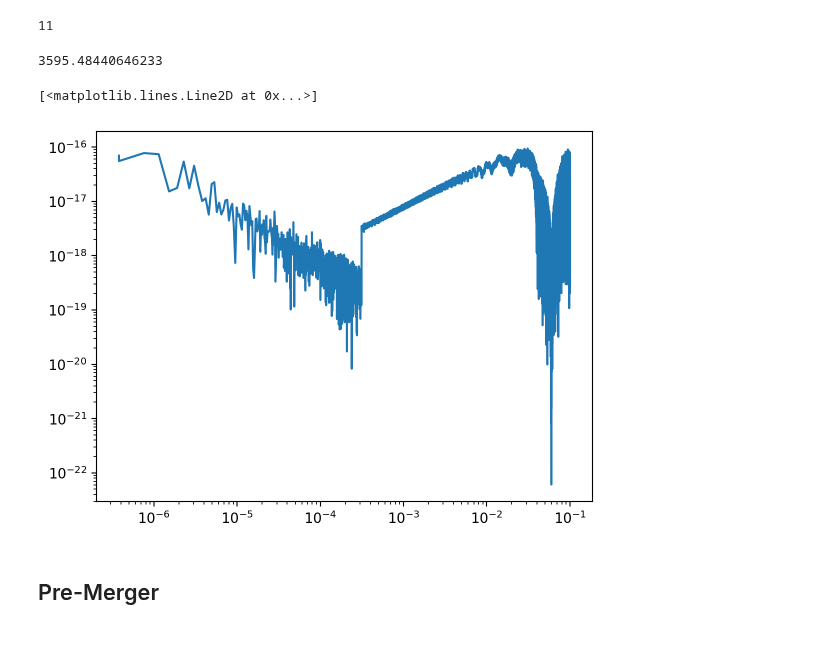
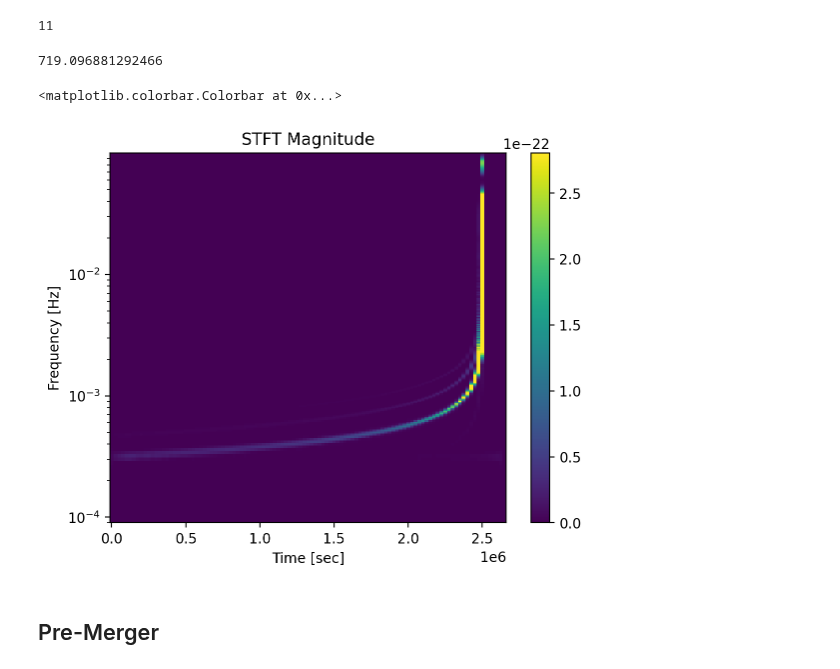
Before and after one commit to manishprasad0/LISA_Master_Thesis, a Jupyter notebook: differential_evolution/diff_evolution.ipynb, the cells around one changed output. Cells and saved outputs as stored; diff of their text form; code cells hidden in the pictures; blank space fills up the shorter version.

```diff
--- a/differential_evolution_testing/diff_evolution_old.ipynb
+++ b/differential_evolution/diff_evolution.ipynb
@@ -54,7 +55,7 @@ m1 = 3e5
 m2 = 1.5e5
 a1 = 0.2
 a2 = 0.4
-dist = 4 * PC_SI * 1e9  # distance in Gpc
+dist = 20 * PC_SI * 1e9  # distance in Gpc
 phi_ref = np.pi/2
 f_ref = 0.0
 inc = np.pi/3
@@ -66,21 +67,6 @@ t_ref = 0.95 * Tobs
 
 parameters = np.array([m1, m2, a1, a2, dist, phi_ref, f_ref, inc, lam, beta, psi, t_ref])
 
-m1_2 = 8e5 # 1e5
-m2_2 = 2e5 # 1e5
-a1_2 = 0.5
-a2_2 = 0.7
-dist_2 = 200 * 1e9 * PC_SI # lower distance try this
-phi_ref_2 = 0.0
-f_ref_2 = 0.0
-inc_2 = np.pi/3.
-lam_2 = np.pi  # ecliptic longitude
-beta_2 = np.pi/2. # ecliptic latitude
-psi_2 = np.pi/6.  # polarization angle
-t_ref_2 = 0.95 * Tobs
-
-parameters_2 = np.array([m1_2, m2_2, a1_2, a2_2, dist_2, phi_ref_2, f_ref_2, inc_2, lam_2, beta_2, psi_2, t_ref_2])
-
 modes = [(2,2), (2,1), (3,3), (3,2), (4,4), (4,3)]
 waveform_kwargs = dict(length=1024, direct=False, fill=True, squeeze=False, modes=modes)
 
@@ -89,13 +75,23 @@ waveform_kwargs.update(freqs=f_array)
 
 print(sim.SNR_optimal()[0])
 # %% [output]
-3595.48440646233
+719.096881292466
-# %%
-#plt.plot(t_array[:10000], data_t[0][:10000])
-plt.loglog(f_array, np.abs(data_f[0]), label="A channel")
-# %% [output]
-[<matplotlib.lines.Line2D at 0x...>]
-[figure, removed]
+# %%
+f, t, Zxx = sp.signal.stft(sim.signal_t[0][0], fs=1/sim.dt, nperseg=10000)
+max_freq_idx = np.searchsorted(f, 0.1)
+min_freq_idx = np.searchsorted(f, 1e-4)
+
+plt.figure()
+plt.pcolormesh(t, f[min_freq_idx:max_freq_idx], np.abs(Zxx[min_freq_idx:max_freq_idx]), vmin=0,
+            vmax= np.max(np.abs(Zxx[min_freq_idx:max_freq_idx]))/10)
+plt.yscale('log')
+plt.title('STFT Magnitude')
+plt.ylabel('Frequency [Hz]')
+plt.xlabel('Time [sec]')
+plt.colorbar()
+# %% [output]
+<matplotlib.colorbar.Colorbar at 0x...>
+[figure, added]
 # %% [markdown]
 ## Pre-Merger
 # %%
```
Also changed, not shown: parts of 9 cells of this notebook, 5 other files.
